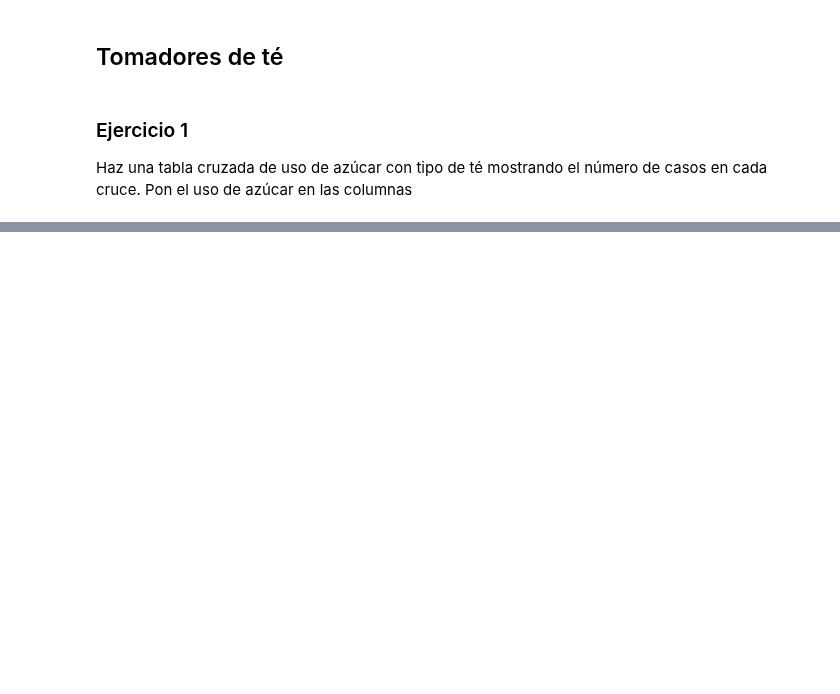
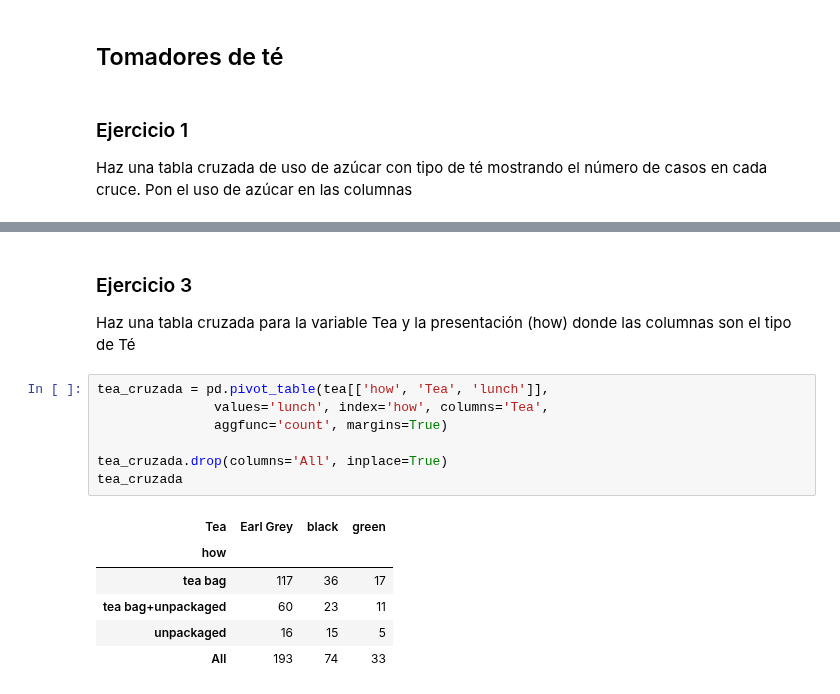
Before and after one commit to CAMM961001/itam-mcd, a Jupyter notebook: fundamentos-estadisticos/libros/analisis_exploratorio.ipynb, the cells around one changed output, grey strips where cells are left out. Saved outputs shown, nothing was run; the diff lists cells and outputs as text; blank space fills up the shorter version.

```diff
--- a/fundamentos-estadisticos/libros/analisis_exploratorio.ipynb
+++ b/fundamentos-estadisticos/libros/analisis_exploratorio.ipynb
@@ -697,0 +735,17 @@ Haz una tabla cruzada de uso de azúcar con tipo de té mostrando el número de
+# %% [markdown]
+### Ejercicio 3
+Haz una tabla cruzada para la variable Tea y la presentación (how) donde las columnas son el tipo de Té
+# %%
+tea_cruzada = pd.pivot_table(tea[['how', 'Tea', 'lunch']],
+               values='lunch', index='how', columns='Tea',
+               aggfunc='count', margins=True)
+
+tea_cruzada.drop(columns='All', inplace=True)
+tea_cruzada
+# %% [output]
+| Tea | Earl Grey | black | green |
+| how |  |  |  |
+| tea bag | 117 | 36 | 17 |
+| tea bag+unpackaged | 60 | 23 | 11 |
+| unpackaged | 16 | 15 | 5 |
+| All | 193 | 74 | 33 |
```
Also changed, not shown: parts of 6 cells of this notebook.
